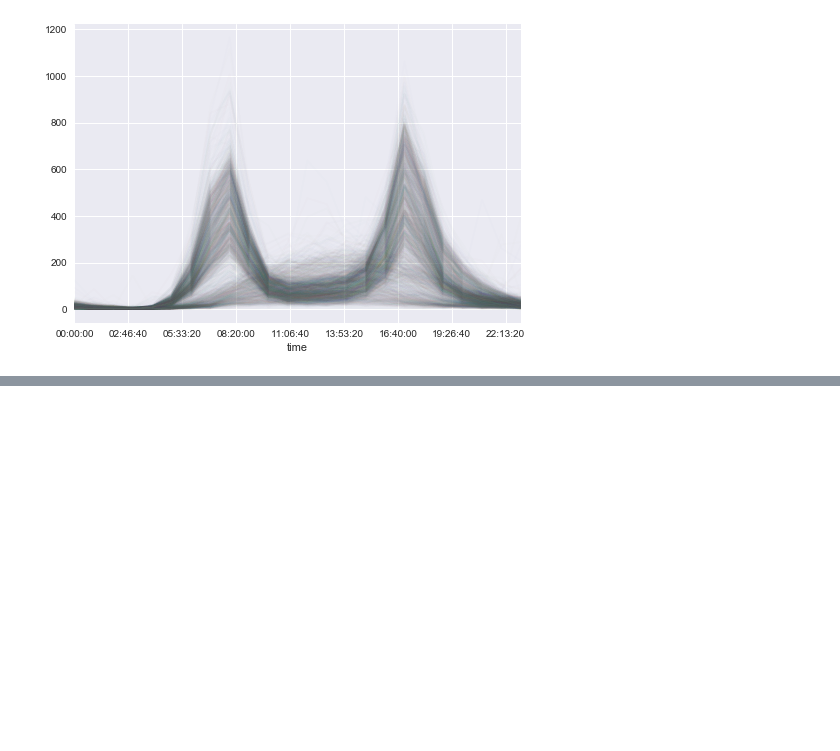
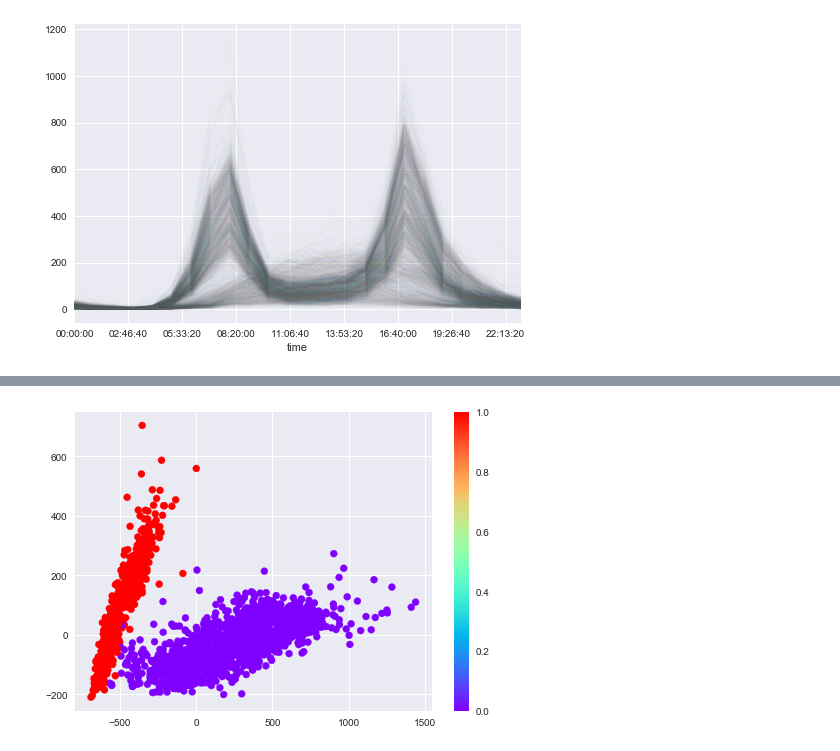
Before and after one commit to spencernelsonucla/Seattle, a Jupyter notebook: Seattle Bike Count.ipynb, the cells around one changed output, grey strips where cells are left out. Drawn from its saved outputs; the diff is of its cells as text; code cells hidden in the pictures; blank space fills up the shorter version.

```diff
--- a/Seattle Bike Count.ipynb
+++ b/Seattle Bike Count.ipynb
@@ -60,0 +99,5 @@ pivoted.plot(legend=False, alpha=0.01);
+# %%
+plt.scatter(X2[:, 0], X2[:, 1], c=labels, cmap='rainbow')
+plt.colorbar();
+# %% [output]
+[figure, added]
```
Also changed, not shown: parts of 15 cells of this notebook.
